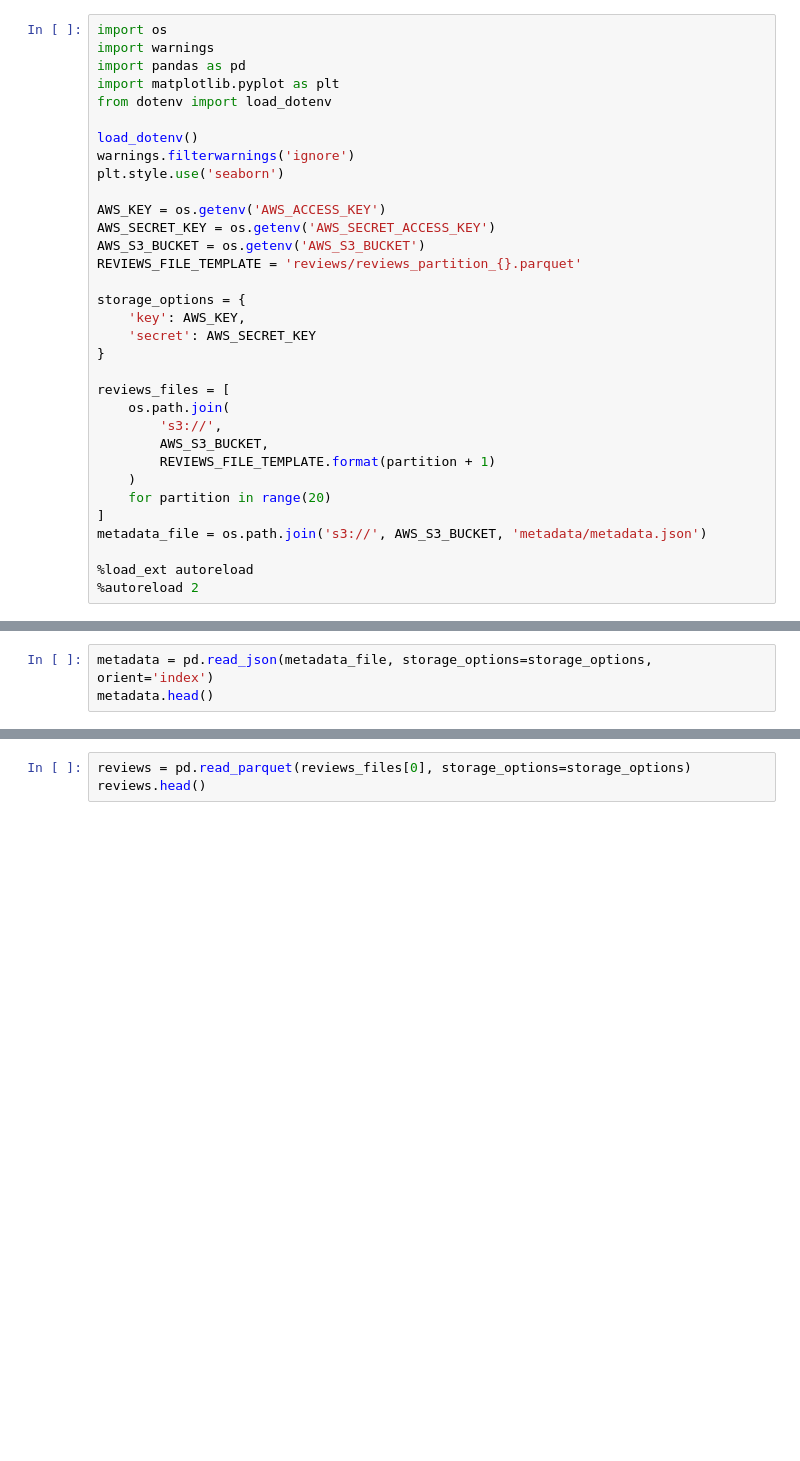
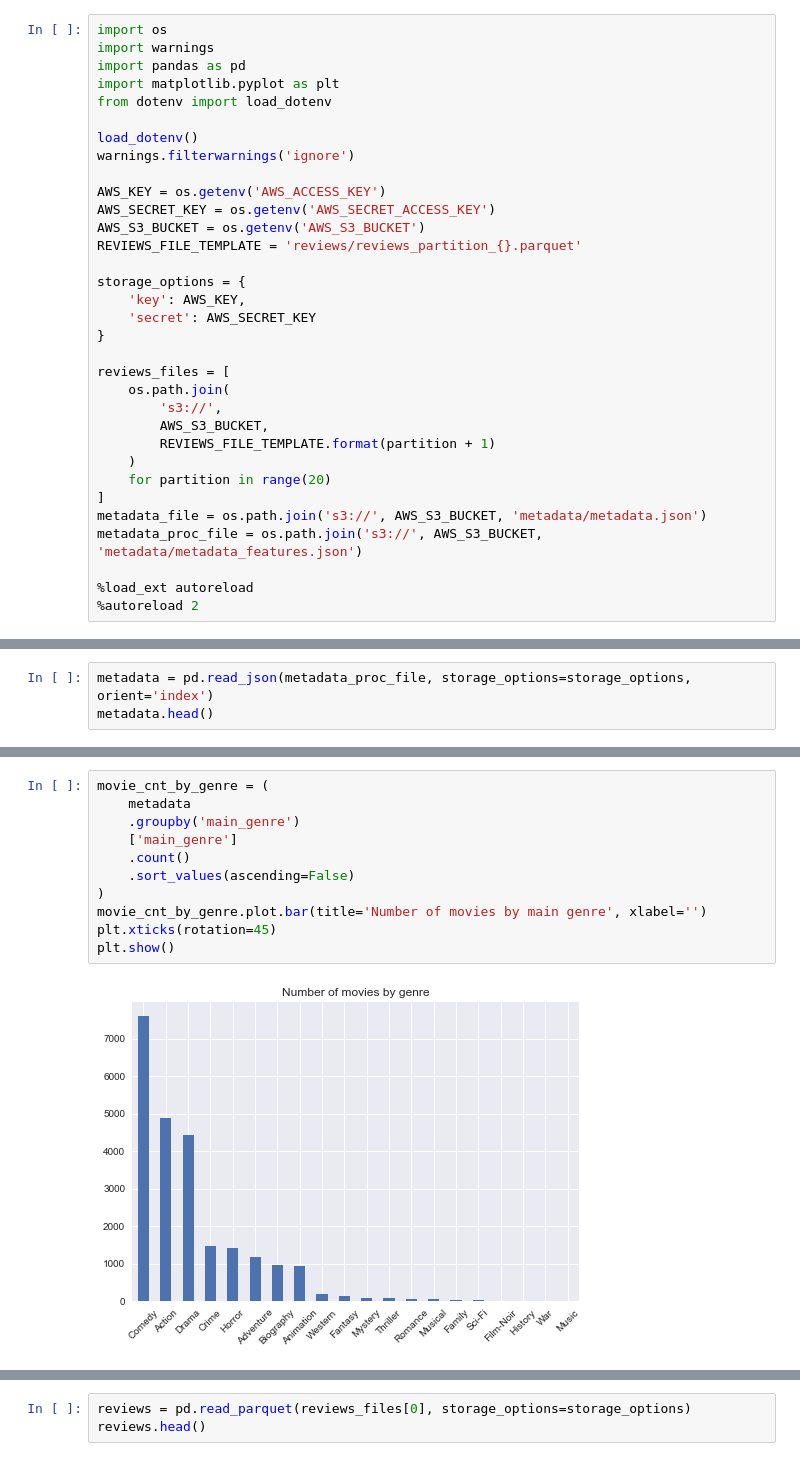
Before and after one commit to ilyamil/movie_recommender_system, a Jupyter notebook: notebooks/reviews_analysis.ipynb, the cells around one changed output, grey strips where cells are left out. Drawn from its saved outputs; the diff is of its cells as text; blank space fills up the shorter version.

Commit message:
implemented MetadataETL class

```diff
--- a/notebooks/reviews_analysis.ipynb
+++ b/notebooks/reviews_analysis.ipynb
@@ -7,7 +7,6 @@ from dotenv import load_dotenv
 
 load_dotenv()
 warnings.filterwarnings('ignore')
-plt.style.use('seaborn')
 
 AWS_KEY = os.getenv('AWS_ACCESS_KEY')
 AWS_SECRET_KEY = os.getenv('AWS_SECRET_ACCESS_KEY')
@@ -28,6 +27,7 @@ reviews_files = [
     for partition in range(20)
 ]
 metadata_file = os.path.join('s3://', AWS_S3_BUCKET, 'metadata/metadata.json')
+metadata_proc_file = os.path.join('s3://', AWS_S3_BUCKET, 'metadata/metadata_features.json')
 
 %load_ext autoreload
 %autoreload 2
@@ -34,4 +39,4 @@ metadata_file = os.path.join('s3://', AWS_S3_BUCKET, 'metadata/metadata.json')
 # %%
-metadata = pd.read_json(metadata_file, storage_options=storage_options, orient='index')
+metadata = pd.read_json(metadata_proc_file, storage_options=storage_options, orient='index')
 metadata.head()
 # %% [output]
@@ -95,0 +63,13 @@ MetadataETL.transform(metadata)
+# %%
+movie_cnt_by_genre = (
+    metadata
+    .groupby('main_genre')
+    ['main_genre']
+    .count()
+    .sort_values(ascending=False)
+)
+movie_cnt_by_genre.plot.bar(title='Number of movies by main genre', xlabel='')
+plt.xticks(rotation=45)
+plt.show()
+# %% [output]
+[figure, added]
```
Also changed, not shown: parts of 10 cells of this notebook, 2 other files.
